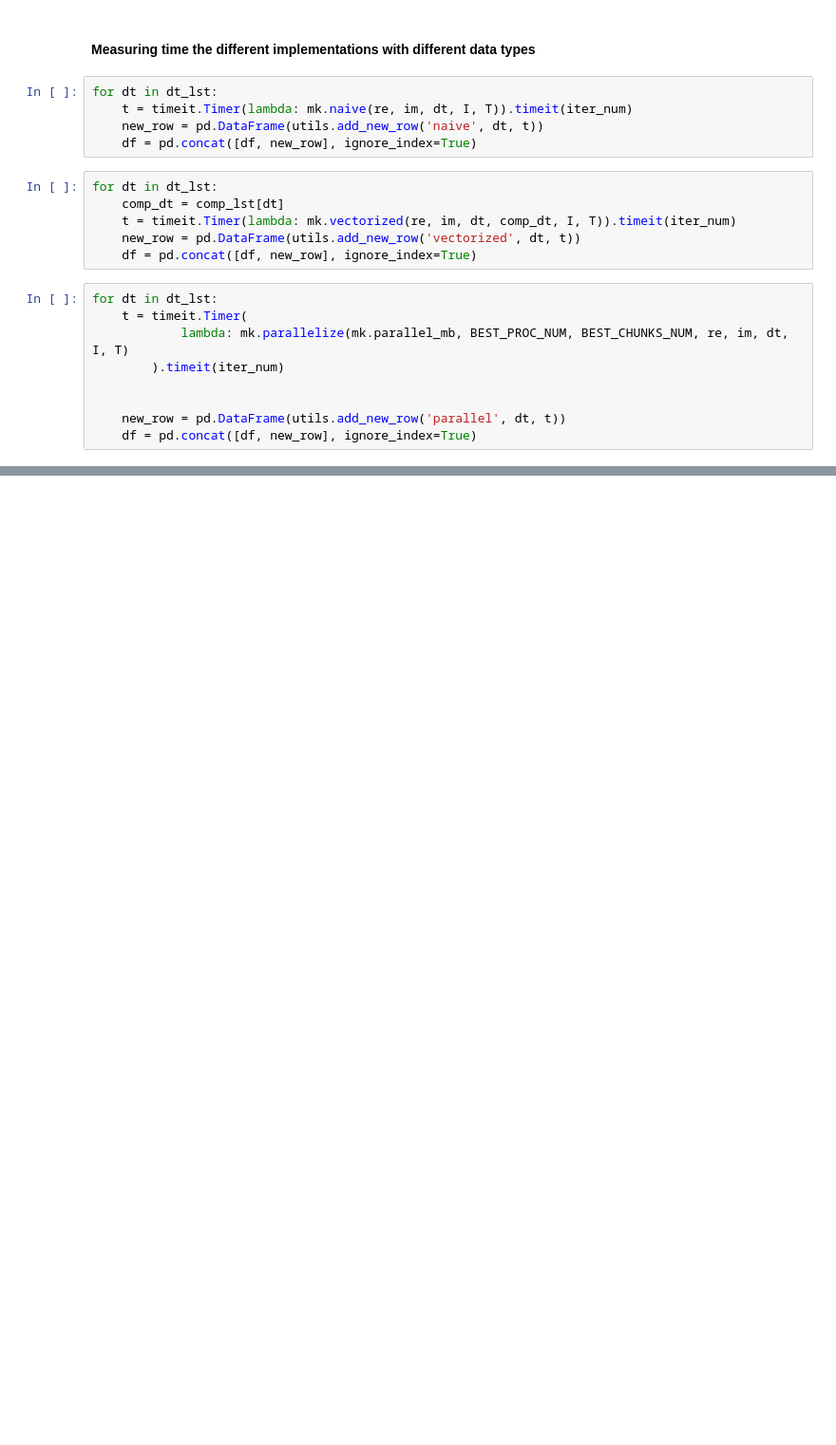
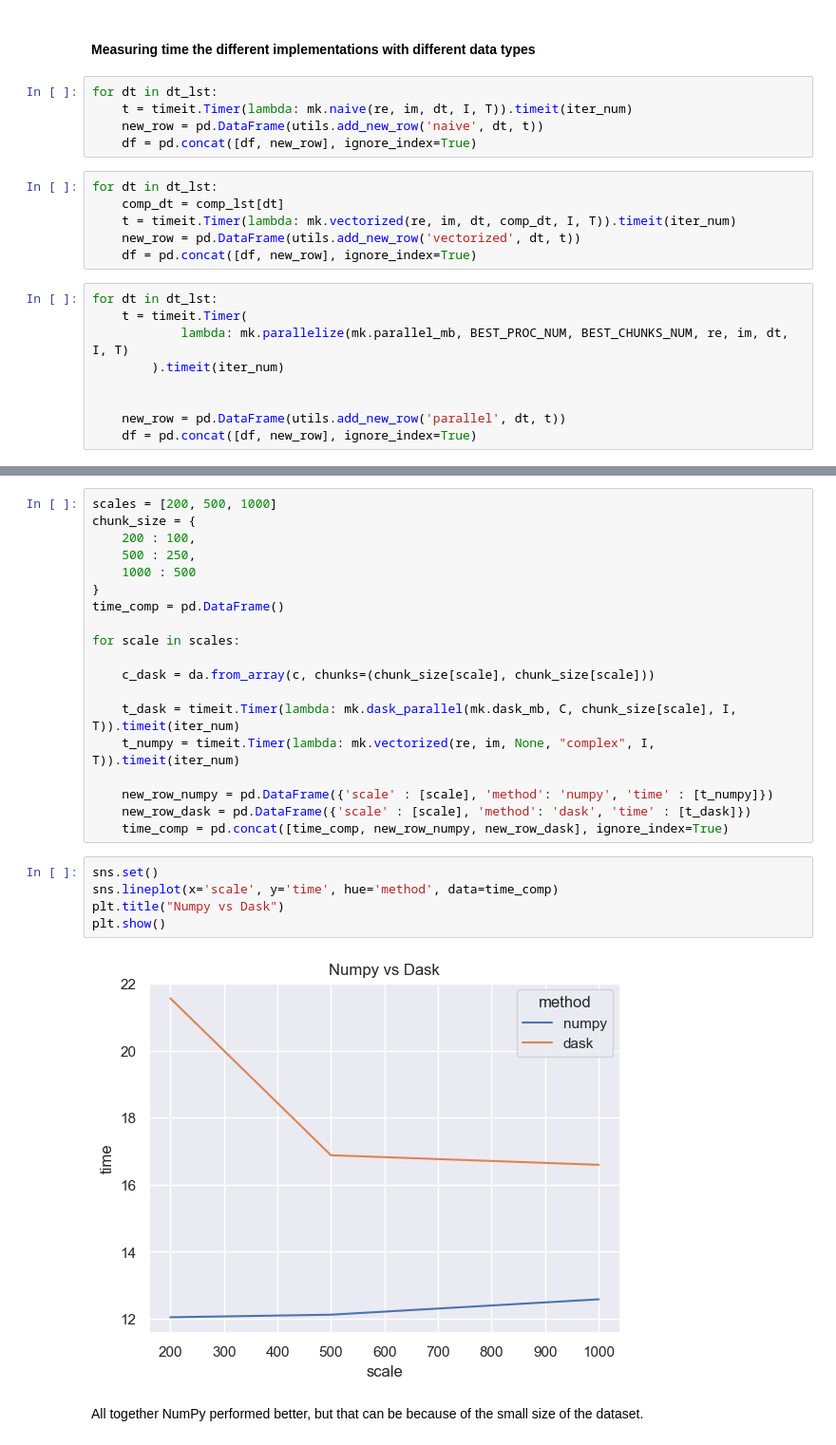
Before and after one commit to katab99/ce8-nsc, a Jupyter notebook: mini project 2/mini-project2.ipynb, the cells around one changed output, grey strips where cells are left out. Shown: that part at 95% size. Drawn from its saved outputs; the diff is of its cells as text; blank space fills up the shorter version.

```diff
--- a/mini project 2/mini-project2.ipynb
+++ b/mini project 2/mini-project2.ipynb
@@ -73,0 +122,28 @@ plt.show()
+# %%
+scales = [200, 500, 1000]
+chunk_size = {
+    200 : 100,
+    500 : 250,
+    1000 : 500
+}
+time_comp = pd.DataFrame()
+
+for scale in scales:
+
+    c_dask = da.from_array(c, chunks=(chunk_size[scale], chunk_size[scale]))
+
+    t_dask = timeit.Timer(lambda: mk.dask_parallel(mk.dask_mb, C, chunk_size[scale], I, T)).timeit(iter_num)
+    t_numpy = timeit.Timer(lambda: mk.vectorized(re, im, None, "complex", I, T)).timeit(iter_num)
+
+    new_row_numpy = pd.DataFrame({'scale' : [scale], 'method': 'numpy', 'time' : [t_numpy]})
+    new_row_dask = pd.DataFrame({'scale' : [scale], 'method': 'dask', 'time' : [t_dask]})
+    time_comp = pd.concat([time_comp, new_row_numpy, new_row_dask], ignore_index=True)
+# %%
+sns.set()
+sns.lineplot(x='scale', y='time', hue='method', data=time_comp)
+plt.title("Numpy vs Dask")
+plt.show()
+# %% [output]
+[figure, added]
+# %% [markdown]
+All together NumPy performed better, but that can be because of the small size of the dataset.
```
Also changed, not shown: parts of 15 cells of this notebook, 2 other files.
